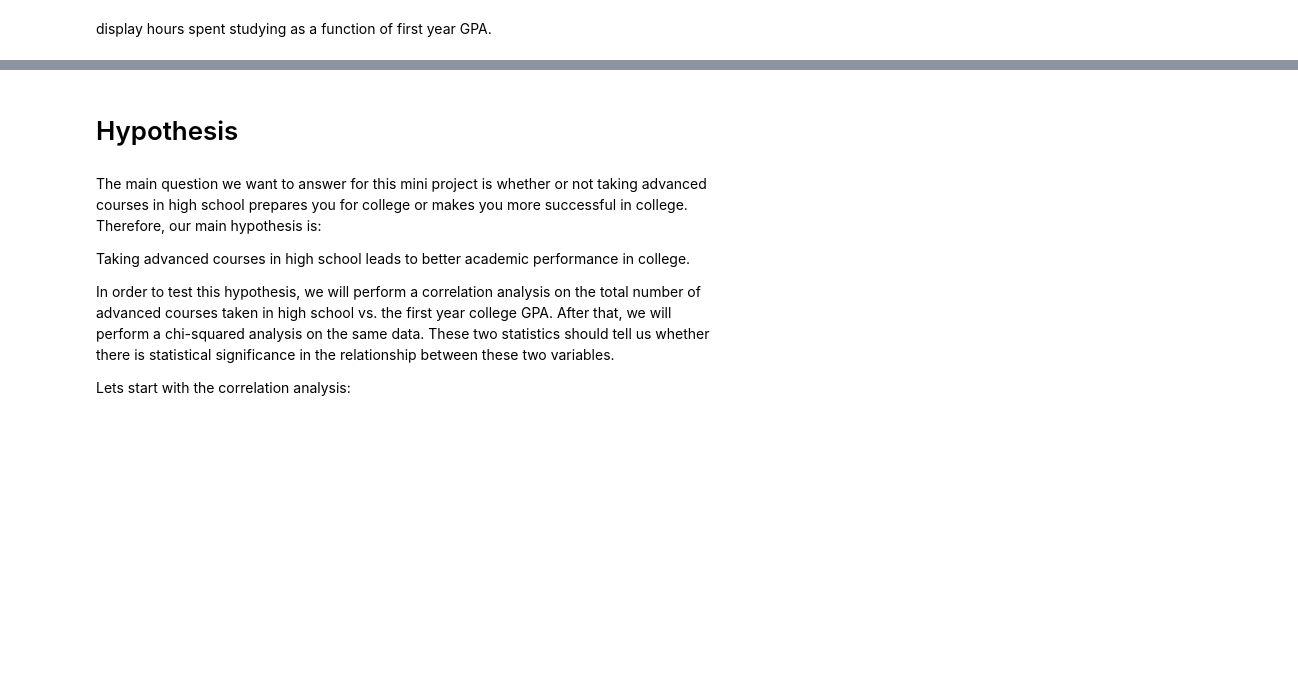
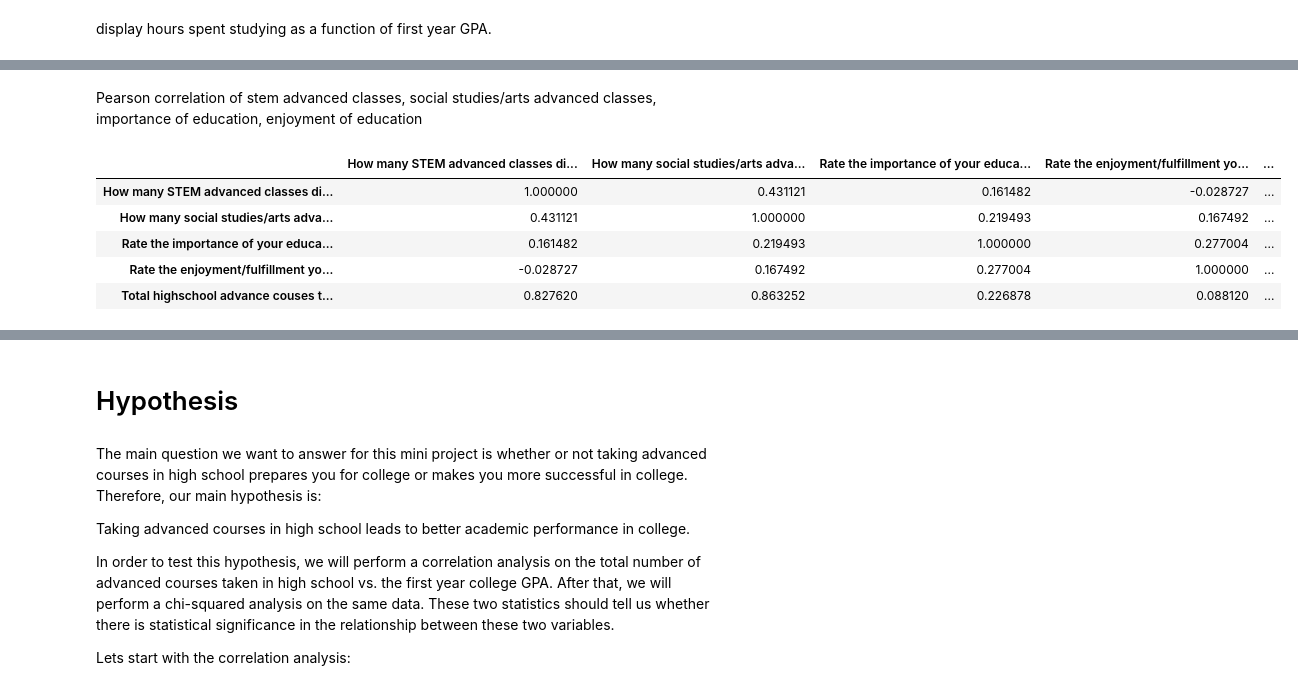
Before and after one commit to TheHenn17/CS105_Miniproject, a Jupyter notebook: project.ipynb, the cells around one changed output, grey strips where cells are left out. Cells and saved outputs as stored; diff of their text form; code cells hidden in the pictures; blank space fills up the shorter version.

```diff
--- a/project.ipynb
+++ b/project.ipynb
@@ -124,0 +125,23 @@ plt.show
+# %% [markdown]
+Pearson correlation of stem advanced classes, social studies/arts advanced classes, importance of education, enjoyment of education
+# %%
+heatmap_data  = data.iloc[:, [7, 8, 10, 11]].dropna().replace("None", "0")
+pd.set_option('display.max_rows', None)
+mapping = {'' : 0, 'AP Calculus, AP Environmental Science' : 2}
+
+heatmap_data.replace({'' : mapping, 'AP Calculus, AP Environmental Science' : mapping})
+
+heatmap_data = heatmap_data.astype('int')
+heatmap_data["Total highschool advance couses taken"] = heatmap_data.iloc[:, 0:2].sum(axis = 1)
+
+#display(heatmap_data)
+
+r = heatmap_data.corr(method = 'pearson')
+display(r)
+# %% [output]
+|  | How many STEM advanced classes di... | How many social studies/arts adva... | Rate the importance of your educa... | Rate the enjoyment/fulfillment yo... | ... |
+| How many STEM advanced classes di... | 1.000000 | 0.431121 | 0.161482 | -0.028727 | ... |
+| How many social studies/arts adva... | 0.431121 | 1.000000 | 0.219493 | 0.167492 | ... |
+| Rate the importance of your educa... | 0.161482 | 0.219493 | 1.000000 | 0.277004 | ... |
+| Rate the enjoyment/fulfillment yo... | -0.028727 | 0.167492 | 0.277004 | 1.000000 | ... |
+| Total highschool advance couses t... | 0.827620 | 0.863252 | 0.226878 | 0.088120 | ... |
```
Also changed, not shown: parts of 10 cells of this notebook.
